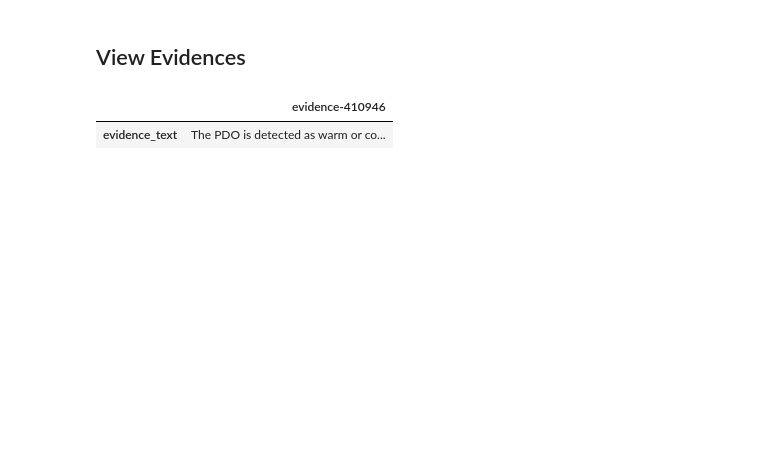
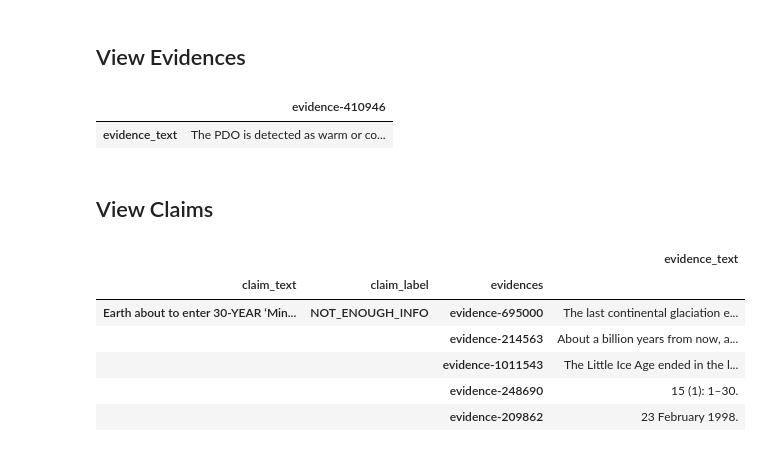
Before and after one commit to johnsonjzhou/comp90042-project, a Jupyter notebook: 01_discovery/claims_viewer.ipynb, the cells around one changed output. Saved outputs shown, nothing was run; the diff lists cells and outputs as text; code cells hidden in the pictures; blank space fills up the shorter version.

Commit message:
feat: add ability view individual claims

```diff
--- a/01_discovery/claims_viewer.ipynb
+++ b/01_discovery/claims_viewer.ipynb
@@ -139,3 +200,15 @@ all_evidences.loc["evidence-410946"].to_frame()
 # %% [output]
 |  | evidence-410946 |
 | evidence_text | The PDO is detected as warm or co... |
+# %% [markdown]
+## View Claims
+# %%
+train_claims.loc["claim-27"]
+# %% [output]
+|  |  |  | evidence_text |
+| claim_text | claim_label | evidences |  |
+| Earth about to enter 30-YEAR ‘Min... | NOT_ENOUGH_INFO | evidence-695000 | The last continental glaciation e... |
+|  |  | evidence-214563 | About a billion years from now, a... |
+|  |  | evidence-1011543 | The Little Ice Age ended in the l... |
+|  |  | evidence-248690 | 15 (1): 1–30. |
+|  |  | evidence-209862 | 23 February 1998. |
```
Also changed, not shown: parts of 4 cells of this notebook.
